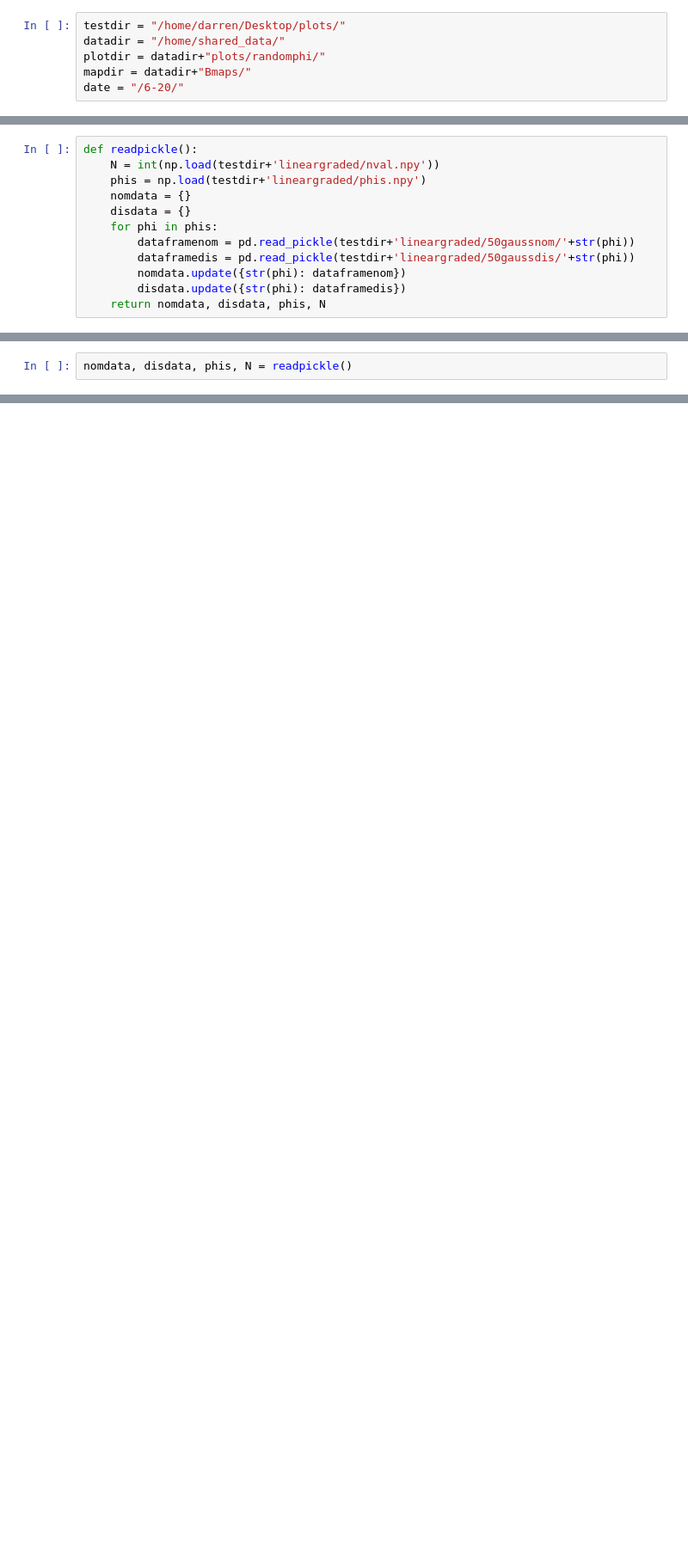
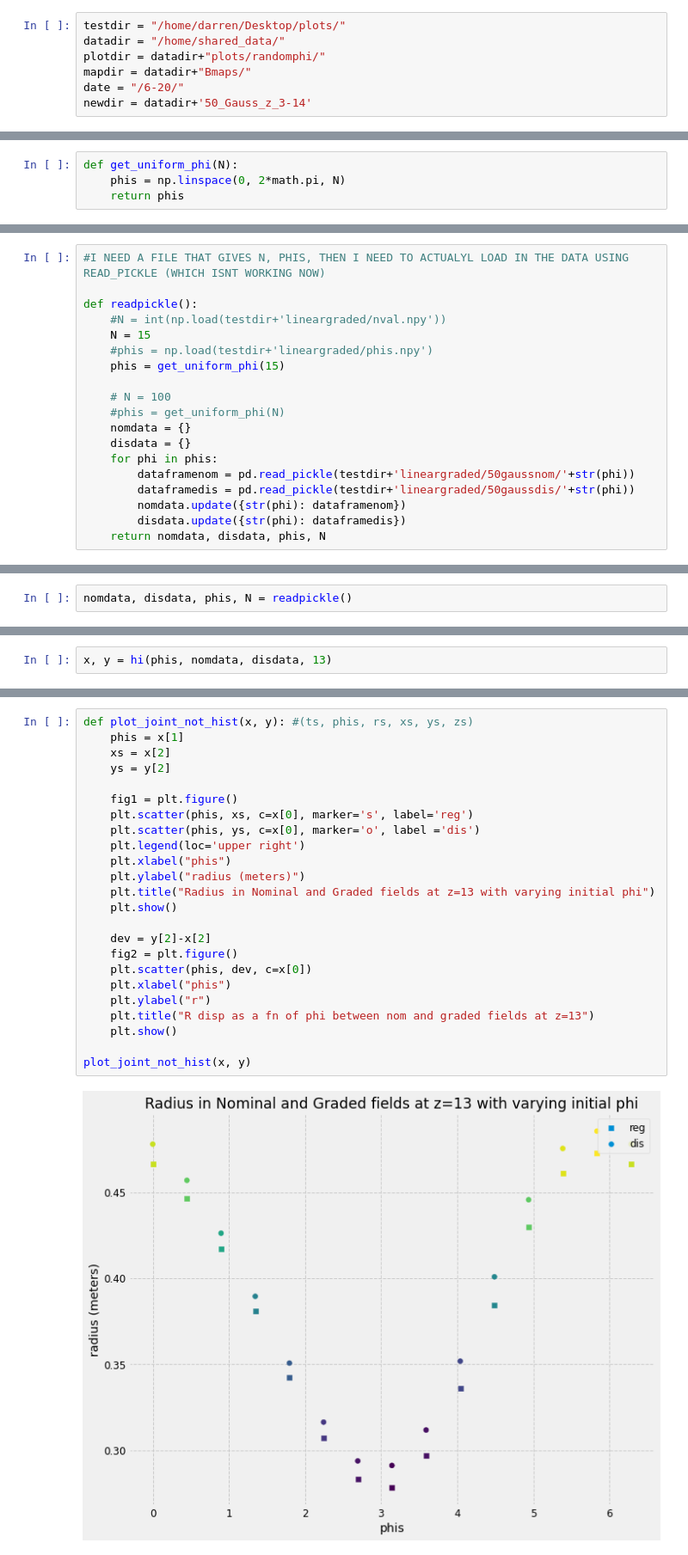
Before and after one commit to ckampa13/particle_EM_tracks, a Jupyter notebook: scripts/Darren/randomphi/Jupyter Notebooks/Startreadpkl.ipynb, the cells around one changed output, grey strips where cells are left out. Shown at 86% size. Saved outputs shown, nothing was run; the diff lists cells and outputs as text; blank space fills up the shorter version.

```diff
--- a/scripts/Darren/randomphi/Jupyter Notebooks/Startreadpkl.ipynb
+++ b/scripts/Darren/randomphi/Jupyter Notebooks/Startreadpkl.ipynb
@@ -27,3 +28,4 @@ datadir = "/home/shared_data/"
 plotdir = datadir+"plots/randomphi/"
 mapdir = datadir+"Bmaps/"
 date = "/6-20/"
+newdir = datadir+'50_Gauss_z_3-14'
@@ -29,0 +82,4 @@ date = "/6-20/"
+# %%
+def get_uniform_phi(N):
+    phis = np.linspace(0, 2*math.pi, N)
+    return phis
@@ -30,7 +98,14 @@ date = "/6-20/"
 # %%
+#I NEED A FILE THAT GIVES N, PHIS, THEN I NEED TO ACTUALYL LOAD IN THE DATA USING READ_PICKLE (WHICH ISNT WORKING NOW)
+
 def readpickle():
-    N = int(np.load(testdir+'lineargraded/nval.npy'))
-    phis = np.load(testdir+'lineargraded/phis.npy')
+    #N = int(np.load(testdir+'lineargraded/nval.npy'))
+    N = 15
+    #phis = np.load(testdir+'lineargraded/phis.npy')
+    phis = get_uniform_phi(15)
+
+    # N = 100
+    #phis = get_uniform_phi(N)
     nomdata = {}
     disdata = {}
     for phi in phis:
@@ -58,0 +191,2 @@ def find_track_at_z(df, z):
+# %%
+x, y = hi(phis, nomdata, disdata, 13)
@@ -58,0 +239,26 @@ def find_track_at_z(df, z):
+# %%
+def plot_joint_not_hist(x, y): #(ts, phis, rs, xs, ys, zs)
+    phis = x[1]
+    xs = x[2]
+    ys = y[2]
+
+    fig1 = plt.figure()
+    plt.scatter(phis, xs, c=x[0], marker='s', label='reg')
+    plt.scatter(phis, ys, c=x[0], marker='o', label ='dis')
+    plt.legend(loc='upper right')
+    plt.xlabel("phis")
+    plt.ylabel("radius (meters)")
+    plt.title("Radius in Nominal and Graded fields at z=13 with varying initial phi")
+    plt.show()
+
+    dev = y[2]-x[2]
+    fig2 = plt.figure()
+    plt.scatter(phis, dev, c=x[0])
+    plt.xlabel("phis")
+    plt.ylabel("r")
+    plt.title("R disp as a fn of phi between nom and graded fields at z=13")
+    plt.show()
+
+plot_joint_not_hist(x, y)
+# %% [output]
+[figure, added]
```
Also changed, not shown: parts of 24 cells of this notebook, 7 other files.
